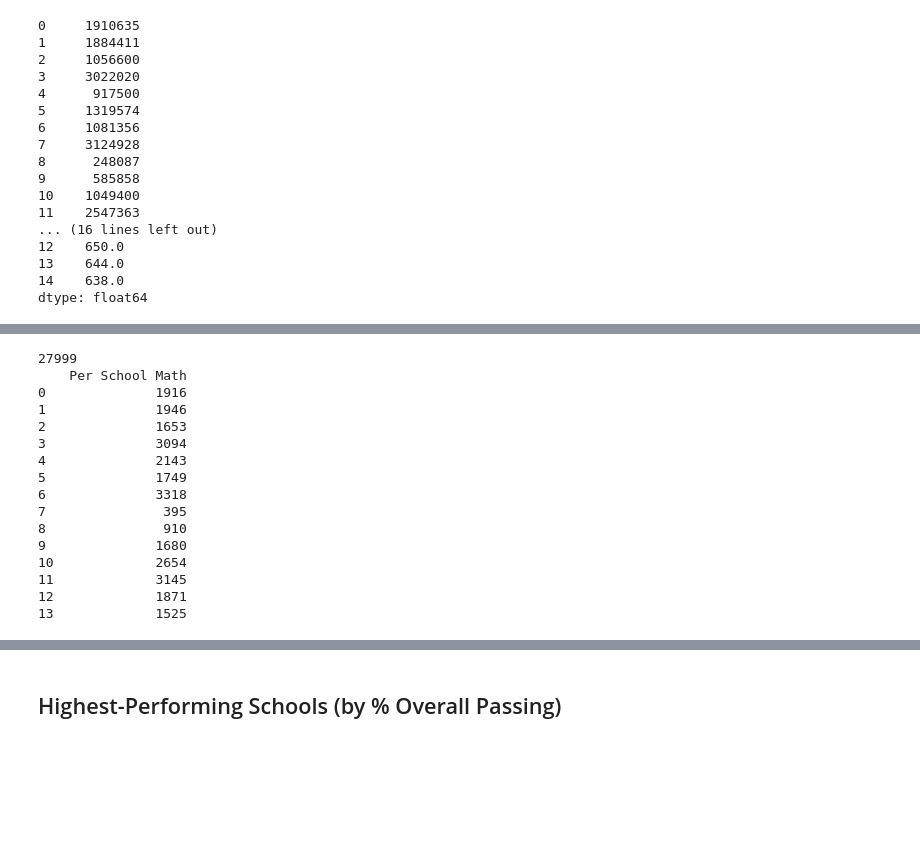
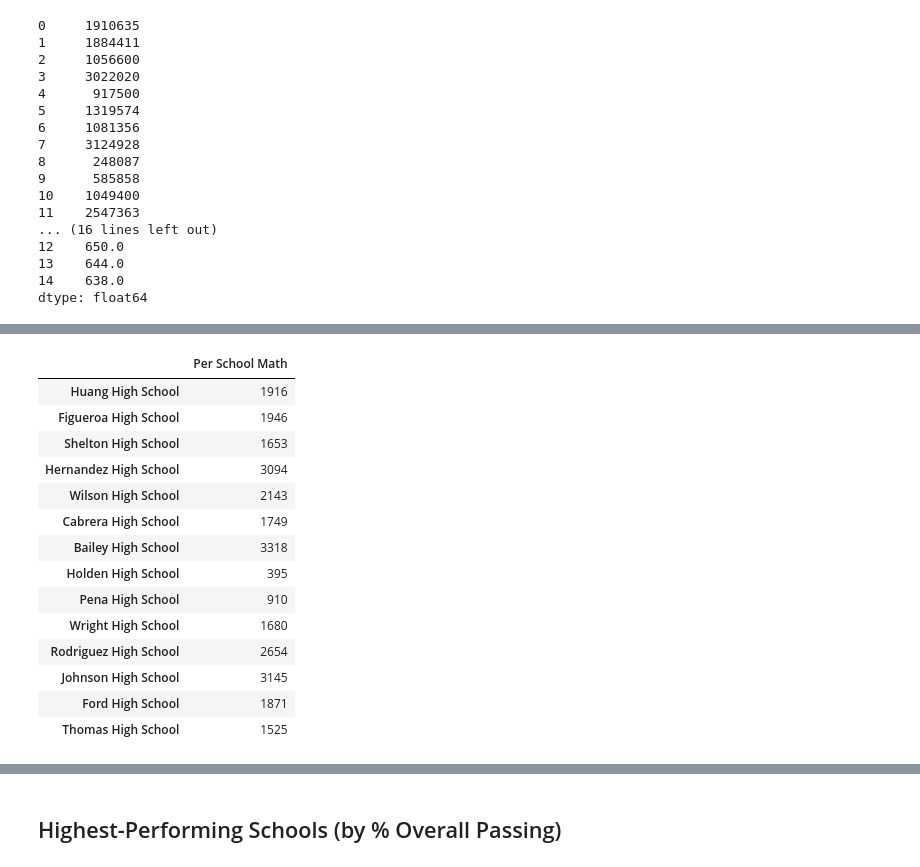
Before and after one commit to Coastal-Brake/pandas-challenge, a Jupyter notebook: PyCitySchools/PyCitySchools.ipynb, the cells around one changed output, grey strips where cells are left out. Drawn from its saved outputs; the diff is of its cells as text; code cells hidden in the pictures; blank space fills up the shorter version.

```diff
--- a/PyCitySchools/PyCitySchools.ipynb
+++ b/PyCitySchools/PyCitySchools.ipynb
@@ -264,36 +272,36 @@ per_school_reading
 # %%
 # Calculate the number of students per school with math scores of 70 or higher
 school_passable_math_students = []
 
 # Loop through each school and calculate the number of students passing reading
 for school_name in school_names:
     school_df = school_data_complete[school_data_complete["school_name"] == school_name]
     students_pass_math = (school_df["math_score"] >= 70).sum()
     #school_students_passing_math.append(students_pass_math)
     school_passable_math_students.append(students_pass_math)
 
 students_passing_math_data = {'Per School Math': school_passable_math_students}
-school_students_passing_math = pd.DataFrame(students_passing_math_data, index=None)
+school_students_passing_math = pd.DataFrame(students_passing_math_data, index=school_names)
 students_passing_math=school_students_passing_math["Per School Math"].sum()
-print(students_passing_math)
-print(school_students_passing_math)
+school_students_passing_math.head(15)
+#print(students_passing_math)
+#print(school_students_passing_math)
 # %% [output]
-27999
-    Per School Math
-0              1916
-1              1946
-2              1653
-3              3094
-4              2143
-5              1749
-6              3318
-7               395
-8               910
-9              1680
-10             2654
-11             3145
-12             1871
-13             1525
+|  | Per School Math |
+| Huang High School | 1916 |
+| Figueroa High School | 1946 |
+| Shelton High School | 1653 |
+| Hernandez High School | 3094 |
+| Wilson High School | 2143 |
+| Cabrera High School | 1749 |
+| Bailey High School | 3318 |
+| Holden High School | 395 |
+| Pena High School | 910 |
+| Wright High School | 1680 |
+| Rodriguez High School | 2654 |
+| Johnson High School | 3145 |
+| Ford High School | 1871 |
+| Thomas High School | 1525 |
 # %%
 school_passable_reading_students = []
 
```
Also changed, not shown: parts of 27 cells of this notebook, 1 other file.
